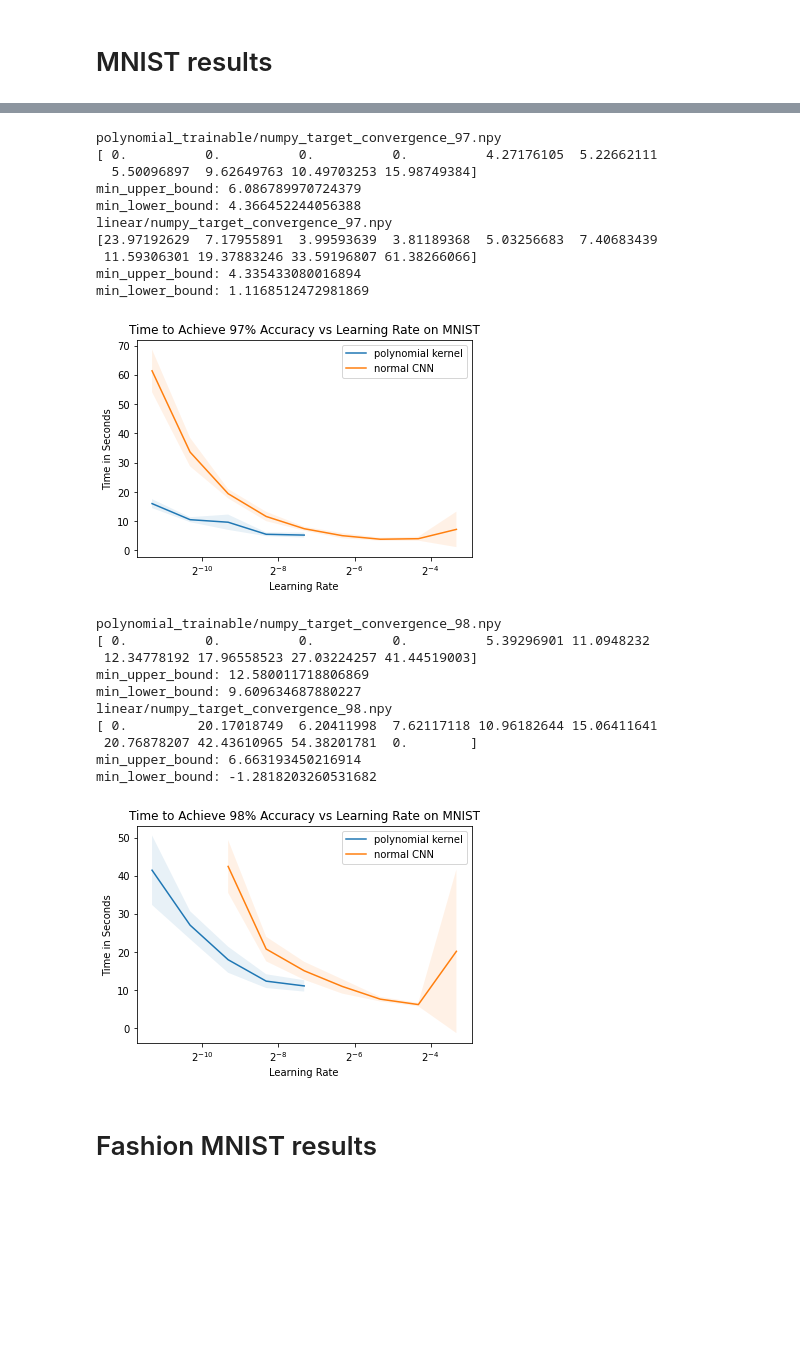
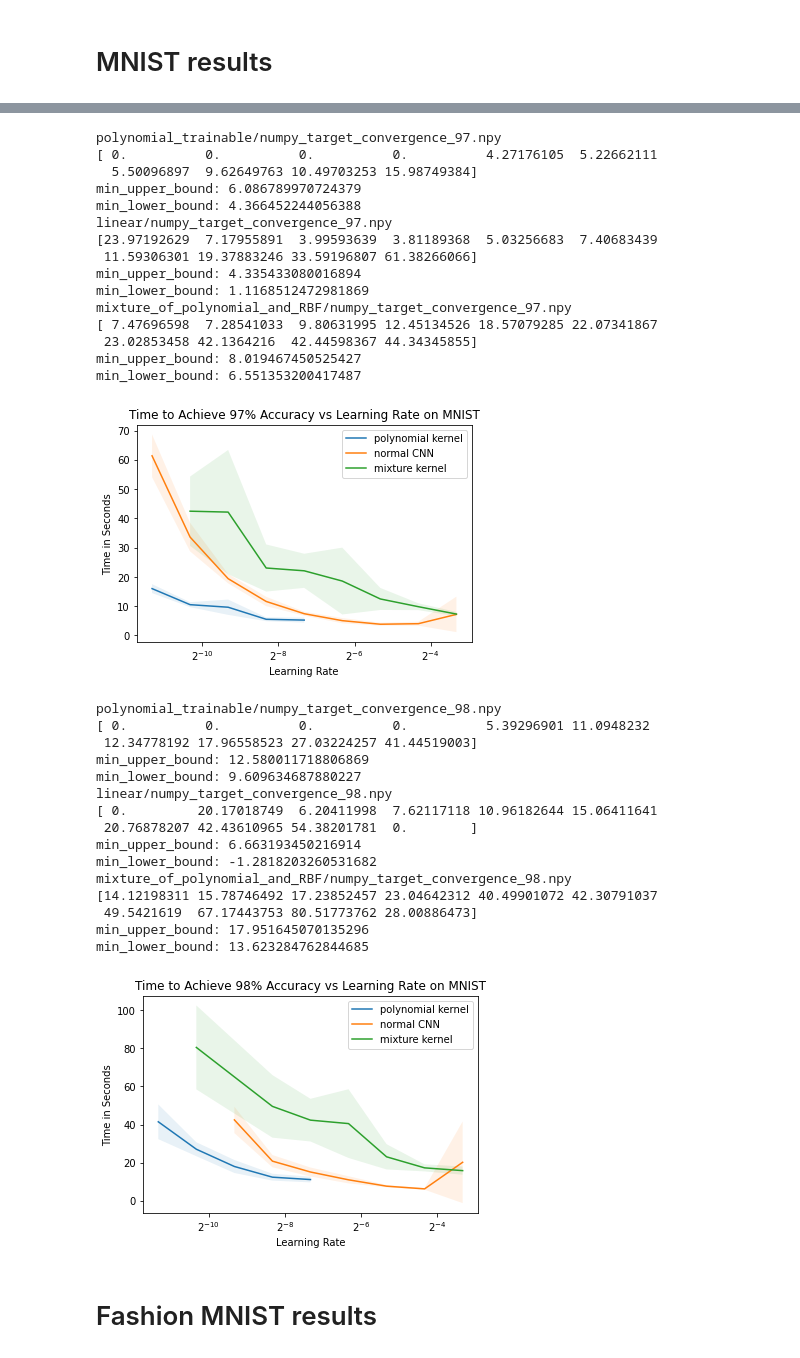
Before and after one commit to NickPerezCarletonUniversity/Kervolution, a Jupyter notebook: Create_Plots.ipynb, the cells around one changed output, grey strips where cells are left out. Saved outputs shown, nothing was run; the diff lists cells and outputs as text; code cells hidden in the pictures; blank space fills up the shorter version.

```diff
--- a/Create_Plots.ipynb
+++ b/Create_Plots.ipynb
@@ -174,10 +181,11 @@ max_lower_bound: 0.9910970850749009
 # %%
 path_to_files = os.path.join(os.getcwd(),'final_results/20_epochs_mnist/')
 list_of_file_names = ['polynomial_trainable/numpy_target_convergence_97.npy',
-                      'linear/numpy_target_convergence_97.npy']
+                      'linear/numpy_target_convergence_97.npy',
+                      'mixture_of_polynomial_and_RBF/numpy_target_convergence_97.npy']
 learning_rates_file = 'polynomial_trainable/numpy_learning_rates.npy'
 fig_title = 'Time to Achieve 97% Accuracy vs Learning Rate on MNIST'
-fig_legend = ['polynomial kernel', 'normal CNN']
+fig_legend = ['polynomial kernel', 'normal CNN', 'mixture kernel']
 file_to_save = "mnist_time_to_97_accuracy.jpg"
 x_label = 'Learning Rate'
 y_label = 'Time in Seconds'
@@ -195,32 +203,43 @@ linear/numpy_target_convergence_97.npy
  11.59306301 19.37883246 33.59196807 61.38266066]
 min_upper_bound: 4.335433080016894
 min_lower_bound: 1.1168512472981869
+mixture_of_polynomial_and_RBF/numpy_target_convergence_97.npy
+[ 7.47696598  7.28541033  9.80631995 12.45134526 18.57079285 22.07341867
+ 23.02853458 42.1364216  42.44598367 44.34345855]
+min_upper_bound: 8.019467450525427
+min_lower_bound: 6.551353200417487
-[figure, old version]
+[figure, new version]
 # %%
 path_to_files = os.path.join(os.getcwd(),'final_results/20_epochs_mnist/')
 list_of_file_names = ['polynomial_trainable/numpy_target_convergence_98.npy',
-                      'linear/numpy_target_convergence_98.npy']
+                      'linear/numpy_target_convergence_98.npy',
+                      'mixture_of_polynomial_and_RBF/numpy_target_convergence_98.npy']
 learning_rates_file = 'polynomial_trainable/numpy_learning_rates.npy'
 fig_title = 'Time to Achieve 98% Accuracy vs Learning Rate on MNIST'
-fig_legend = ['polynomial kernel', 'normal CNN']
+fig_legend = ['polynomial kernel', 'normal CNN', 'mixture kernel']
 file_to_save = "mnist_time_to_98_accuracy.jpg"
 x_label = 'Learning Rate'
 y_label = 'Time in Seconds'
 is_convergence = True
 generate_figure(path_to_files, list_of_file_names, learning_rates_file, fig_title, fig_legend, file_to_save,
                 x_label, y_label, is_convergence, legend_loc="upper right")
 # %% [output]
 polynomial_trainable/numpy_target_convergence_98.npy
 [ 0.          0.          0.          0.          5.39296901 11.0948232
  12.34778192 17.96558523 27.03224257 41.44519003]
 min_upper_bound: 12.580011718806869
 min_lower_bound: 9.609634687880227
 linear/numpy_target_convergence_98.npy
 [ 0.         20.17018749  6.20411998  7.62117118 10.96182644 15.06411641
  20.76878207 42.43610965 54.38201781  0.        ]
 min_upper_bound: 6.663193450216914
 min_lower_bound: -1.2818203260531682
+mixture_of_polynomial_and_RBF/numpy_target_convergence_98.npy
+[14.12198311 15.78746492 17.23852457 23.04642312 40.49901072 42.30791037
+ 49.5421619  67.17443753 80.51773762 28.00886473]
+min_upper_bound: 17.951645070135296
+min_lower_bound: 13.623284762844685
-[figure, old version]
+[figure, new version]
 # %% [markdown]
 # Fashion MNIST results
 # %%
```
Also changed, not shown: parts of 4 cells of this notebook, 57 other files.
